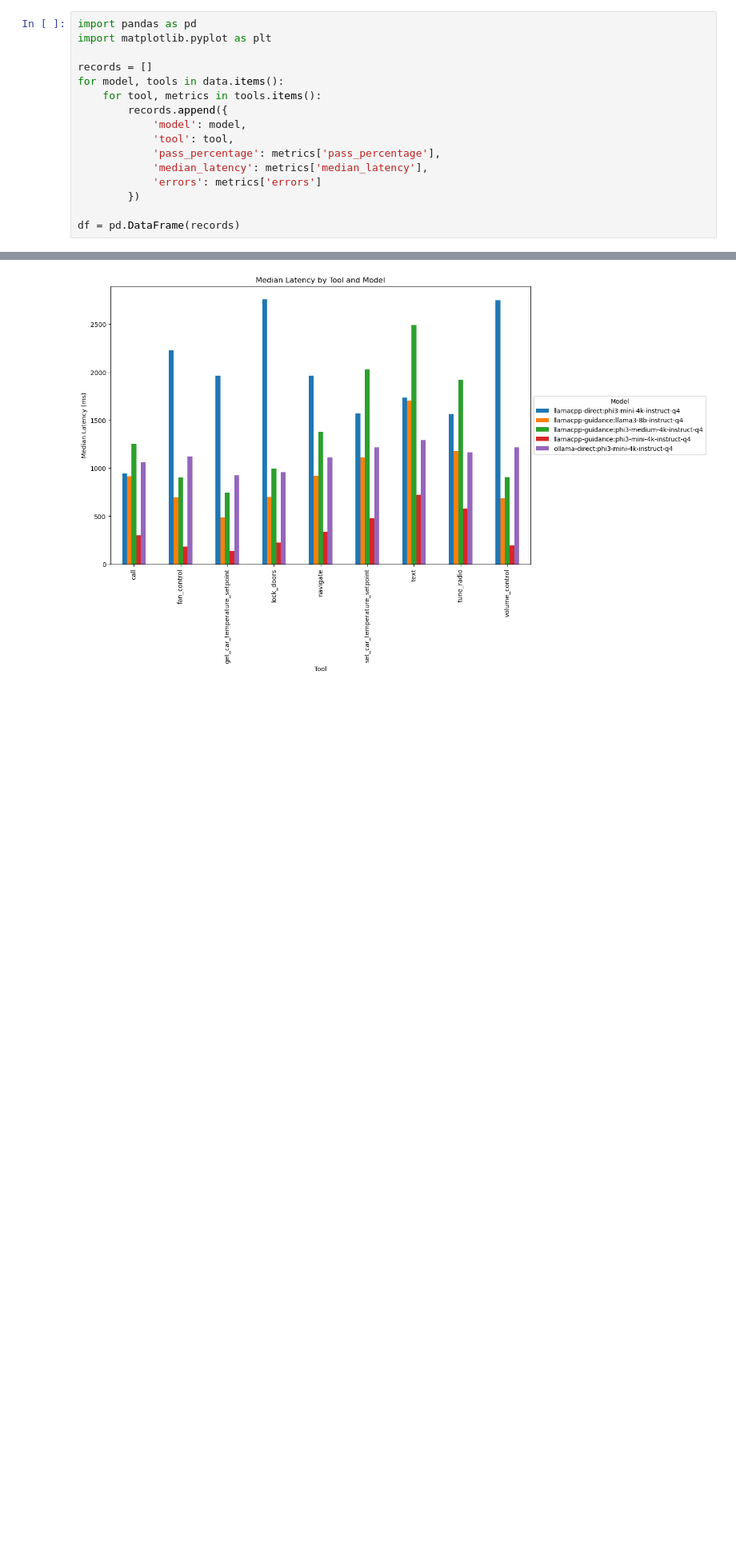
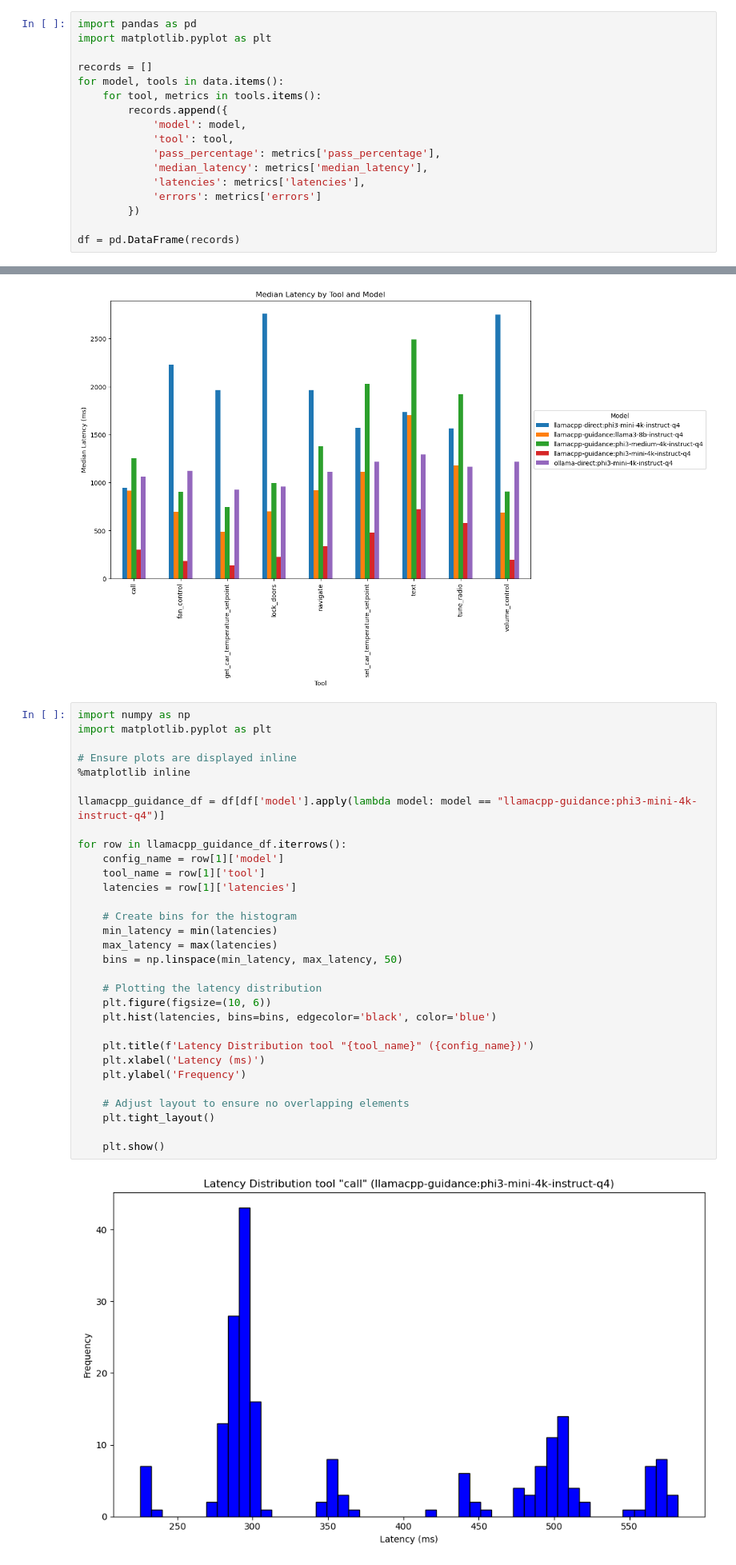
Before and after one commit to timfpark/agent-eval, a Jupyter notebook: Function Calling Evaluation.ipynb, the cells around one changed output, grey strips where cells are left out. Shown at 80% size. Cells and saved outputs as stored; diff of their text form; blank space fills up the shorter version.

Commit message:
Add detailed latency distributions

```diff
--- a/Function Calling Evaluation.ipynb
+++ b/Function Calling Evaluation.ipynb
@@ -55,6 +55,7 @@ for model, tools in data.items():
             'tool': tool,
             'pass_percentage': metrics['pass_percentage'],
             'median_latency': metrics['median_latency'],
+            'latencies': metrics['latencies'],
             'errors': metrics['errors']
         })
 
@@ -88,3 +89,36 @@ plt.legend(title='Model', loc='center left', bbox_to_anchor=(1.0, 0.5))
 plt.show()
 # %% [output]
 [figure]
+# %%
+import numpy as np
+import matplotlib.pyplot as plt
+
+# Ensure plots are displayed inline
+%matplotlib inline
+
+llamacpp_guidance_df = df[df['model'].apply(lambda model: model == "llamacpp-guidance:phi3-mini-4k-instruct-q4")]
+
+for row in llamacpp_guidance_df.iterrows():
+    config_name = row[1]['model']
+    tool_name = row[1]['tool']
+    latencies = row[1]['latencies']
+
+    # Create bins for the histogram
+    min_latency = min(latencies)
+    max_latency = max(latencies)
+    bins = np.linspace(min_latency, max_latency, 50)
+
+    # Plotting the latency distribution
+    plt.figure(figsize=(10, 6))
+    plt.hist(latencies, bins=bins, edgecolor='black', color='blue')
+
+    plt.title(f'Latency Distribution tool "{tool_name}" ({config_name})')
+    plt.xlabel('Latency (ms)')
+    plt.ylabel('Frequency')
+
+    # Adjust layout to ensure no overlapping elements
+    plt.tight_layout()
+
+    plt.show()
+# %% [output]
+[figure, added]
```
Also changed, not shown: parts of 1 cell of this notebook.
